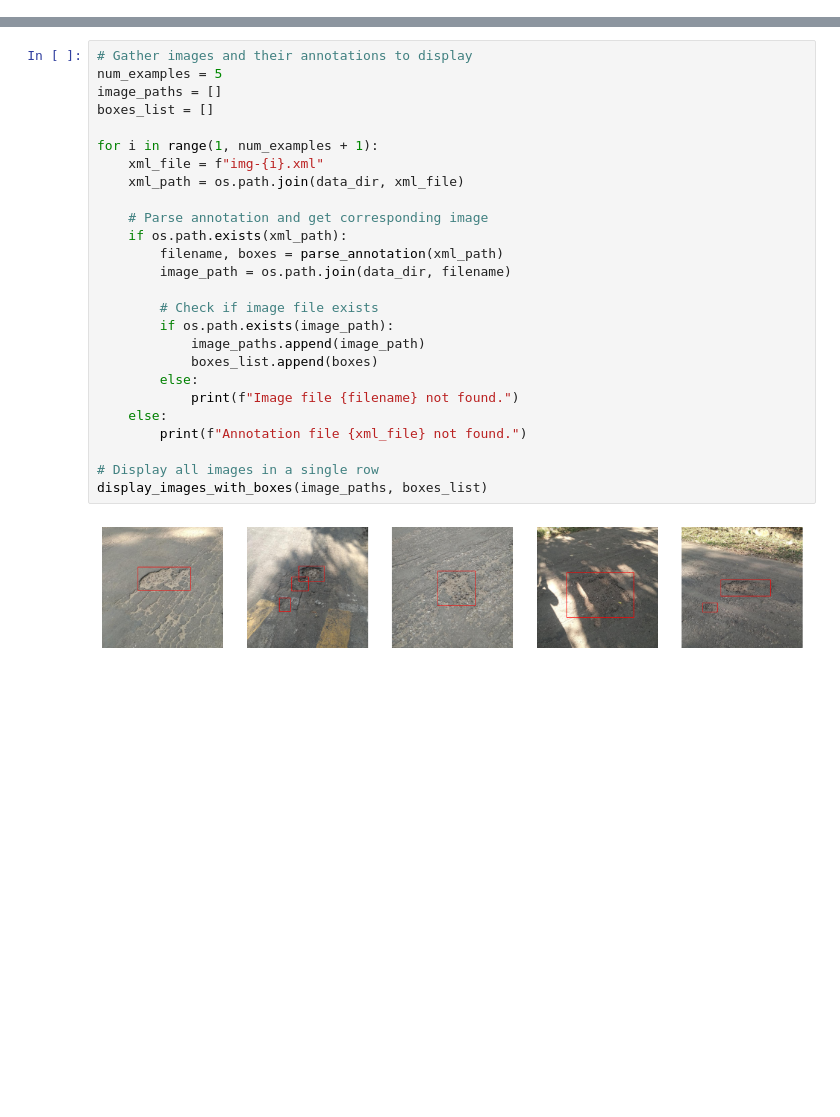
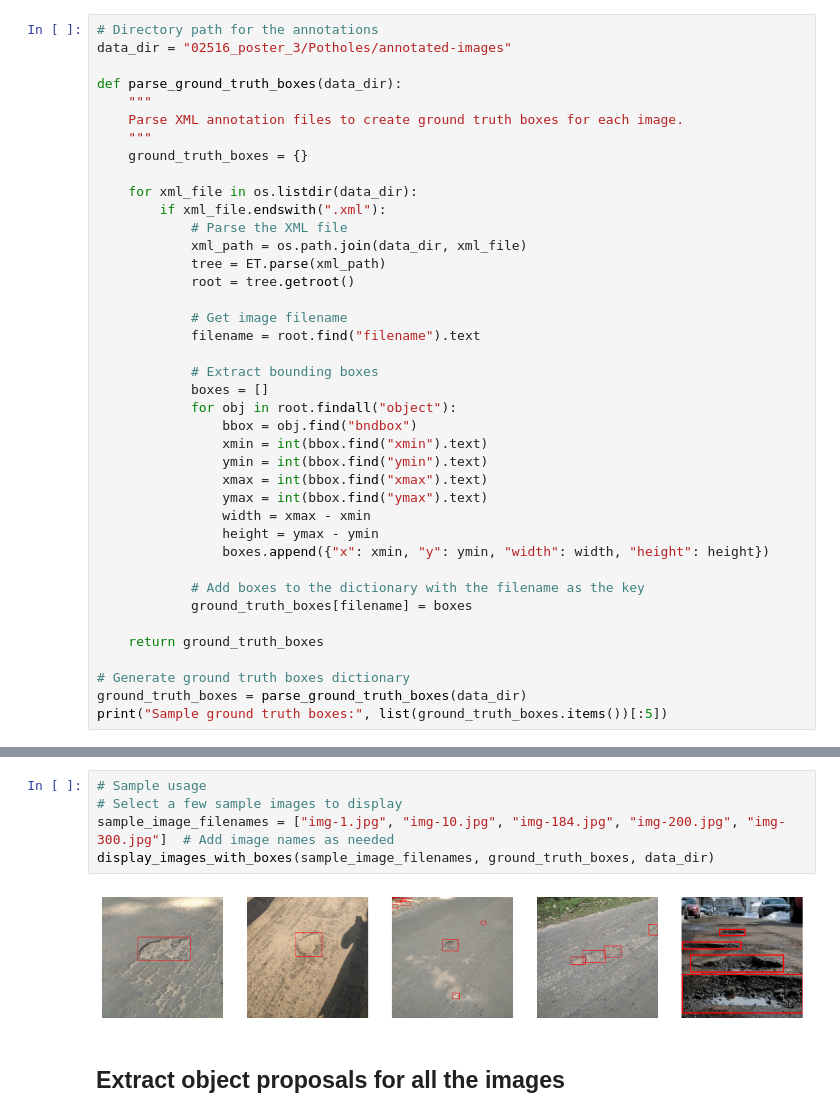
Before and after one commit to DevJav/02516_poster_3, a Jupyter notebook: proposals.ipynb, the cells around one changed output, grey strips where cells are left out. Drawn from its saved outputs; the diff is of its cells as text; blank space fills up the shorter version.

Commit message:
labled proposals

```diff
--- a/proposals.ipynb
+++ b/proposals.ipynb
@@ -5,0 +27,40 @@ import xml.etree.ElementTree as ET
+# %%
+# Directory path for the annotations
+data_dir = "02516_poster_3/Potholes/annotated-images"
+
+def parse_ground_truth_boxes(data_dir):
+    """
+    Parse XML annotation files to create ground truth boxes for each image.
+    """
+    ground_truth_boxes = {}
+
+    for xml_file in os.listdir(data_dir):
+        if xml_file.endswith(".xml"):
+            # Parse the XML file
+            xml_path = os.path.join(data_dir, xml_file)
+            tree = ET.parse(xml_path)
+            root = tree.getroot()
+
+            # Get image filename
+            filename = root.find("filename").text
+
+            # Extract bounding boxes
+            boxes = []
+            for obj in root.findall("object"):
+                bbox = obj.find("bndbox")
+                xmin = int(bbox.find("xmin").text)
+                ymin = int(bbox.find("ymin").text)
+                xmax = int(bbox.find("xmax").text)
+                ymax = int(bbox.find("ymax").text)
+                width = xmax - xmin
+                height = ymax - ymin
+                boxes.append({"x": xmin, "y": ymin, "width": width, "height": height})
+
+            # Add boxes to the dictionary with the filename as the key
+            ground_truth_boxes[filename] = boxes
+
+    return ground_truth_boxes
+
+# Generate ground truth boxes dictionary
+ground_truth_boxes = parse_ground_truth_boxes(data_dir)
+print("Sample ground truth boxes:", list(ground_truth_boxes.items())[:5])
@@ -51,31 +98,12 @@ def display_images_with_boxes(image_paths, boxes_list, figsize=(15, 5)):
         plt.axis("off")
 
     plt.show()
-# %%
-# Gather images and their annotations to display
-num_examples = 5
-image_paths = []
-boxes_list = []
-
-for i in range(1, num_examples + 1):
-    xml_file = f"img-{i}.xml"
-    xml_path = os.path.join(data_dir, xml_file)
-
-    # Parse annotation and get corresponding image
-    if os.path.exists(xml_path):
-        filename, boxes = parse_annotation(xml_path)
-        image_path = os.path.join(data_dir, filename)
-
-        # Check if image file exists
-        if os.path.exists(image_path):
-            image_paths.append(image_path)
-            boxes_list.append(boxes)
-        else:
-            print(f"Image file {filename} not found.")
-    else:
-        print(f"Annotation file {xml_file} not found.")
-
-# Display all images in a single row
-display_images_with_boxes(image_paths, boxes_list)
-# %% [output]
-[figure, removed]
+# %%
+# Sample usage
+# Select a few sample images to display
+sample_image_filenames = ["img-1.jpg", "img-10.jpg", "img-184.jpg", "img-200.jpg", "img-300.jpg"]  # Add image names as needed
+display_images_with_boxes(sample_image_filenames, ground_truth_boxes, data_dir)
+# %% [output]
+[figure, added]
+# %% [markdown]
+## Extract object proposals for all the images
```
Also changed, not shown: parts of 16 cells of this notebook, 1 other file.
